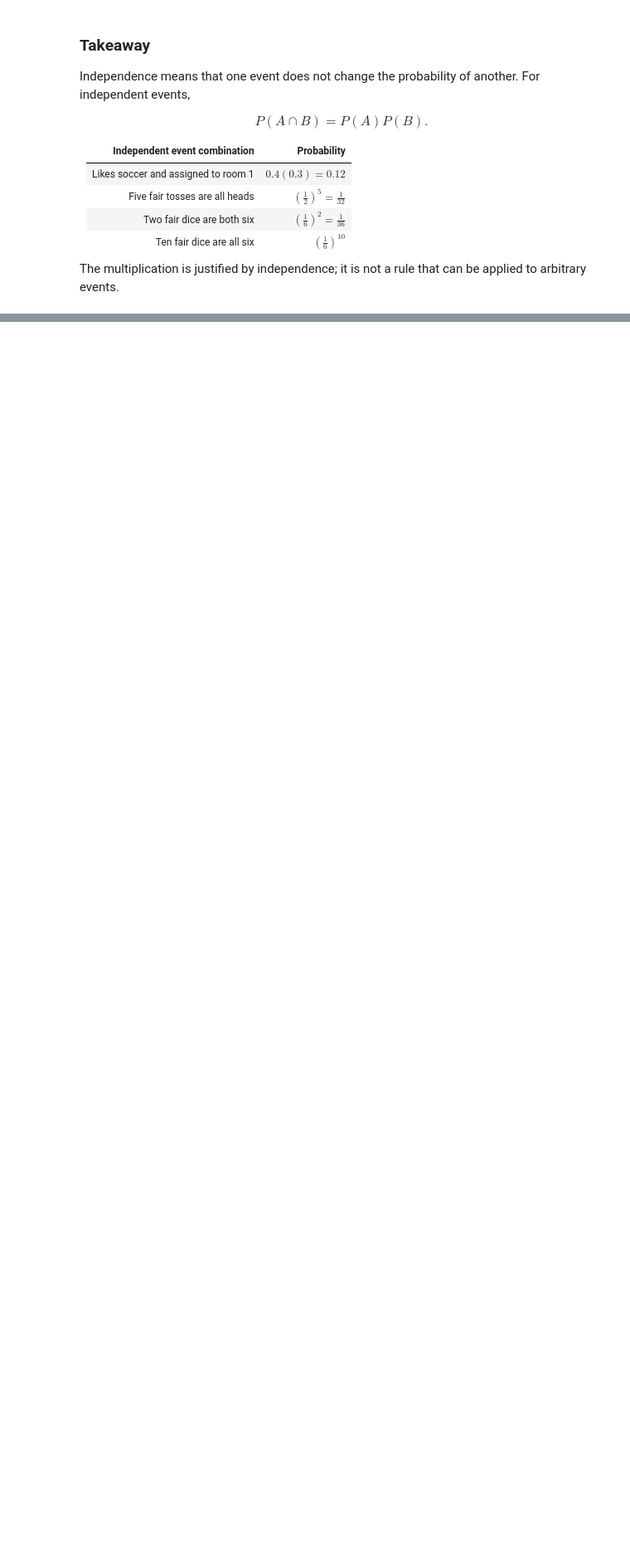
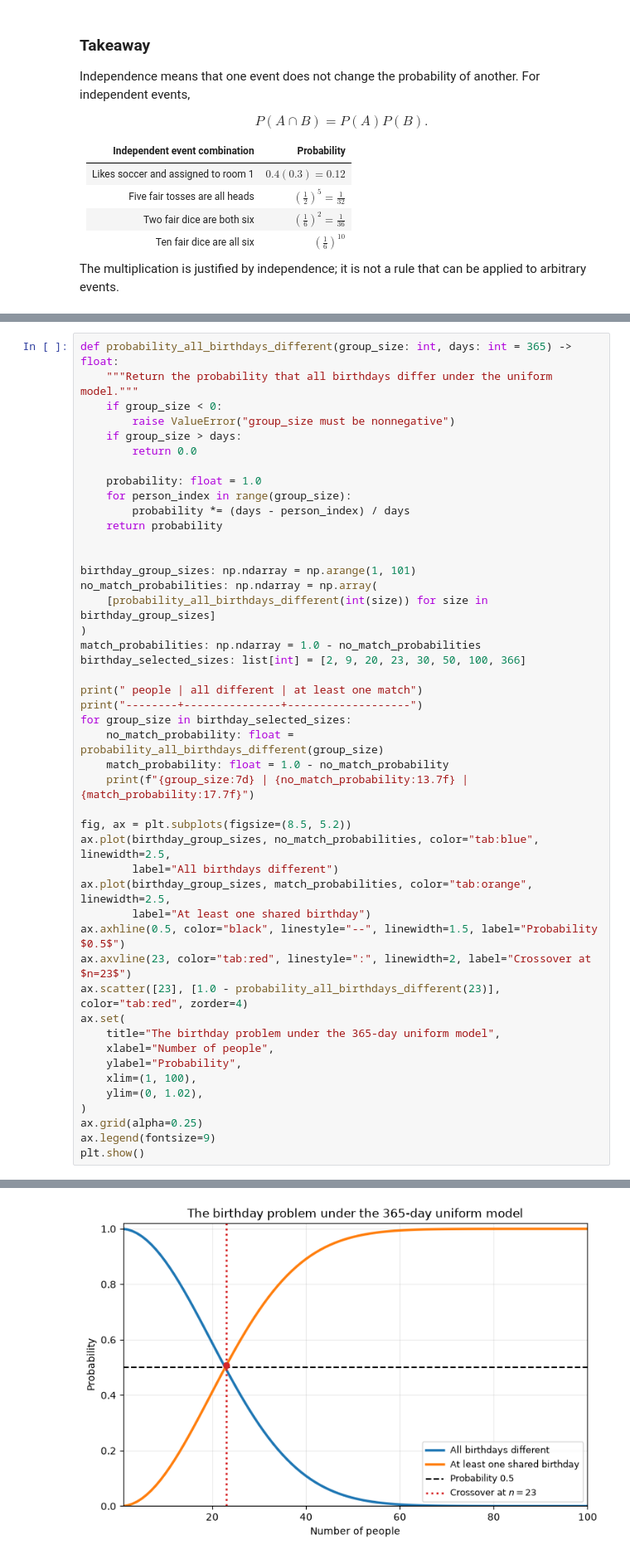
Before and after one commit to majorgilles/mathematics-for-machine-learning-and-data-science, a Jupyter notebook: weeks/c3_w1/01_probability_and_probability_distributions.ipynb, the cells around one changed output, grey strips where cells are left out. Shown at 83% size. Saved outputs shown, nothing was run; the diff lists cells and outputs as text; blank space fills up the shorter version.

```diff
--- a/weeks/c3_w1/01_probability_and_probability_distributions.ipynb
+++ b/weeks/c3_w1/01_probability_and_probability_distributions.ipynb
@@ -1222,0 +1338,47 @@ The multiplication is justified by independence; it is not a rule that can be ap
+# %%
+def probability_all_birthdays_different(group_size: int, days: int = 365) -> float:
+    """Return the probability that all birthdays differ under the uniform model."""
+    if group_size < 0:
+        raise ValueError("group_size must be nonnegative")
+    if group_size > days:
+        return 0.0
+
+    probability: float = 1.0
+    for person_index in range(group_size):
+        probability *= (days - person_index) / days
+    return probability
+
+
+birthday_group_sizes: np.ndarray = np.arange(1, 101)
+no_match_probabilities: np.ndarray = np.array(
+    [probability_all_birthdays_different(int(size)) for size in birthday_group_sizes]
+)
+match_probabilities: np.ndarray = 1.0 - no_match_probabilities
+birthday_selected_sizes: list[int] = [2, 9, 20, 23, 30, 50, 100, 366]
+
+print(" people | all different | at least one match")
+print("--------+---------------+-------------------")
+for group_size in birthday_selected_sizes:
+    no_match_probability: float = probability_all_birthdays_different(group_size)
+    match_probability: float = 1.0 - no_match_probability
+    print(f"{group_size:7d} | {no_match_probability:13.7f} | {match_probability:17.7f}")
+
+fig, ax = plt.subplots(figsize=(8.5, 5.2))
+ax.plot(birthday_group_sizes, no_match_probabilities, color="tab:blue", linewidth=2.5,
+        label="All birthdays different")
+ax.plot(birthday_group_sizes, match_probabilities, color="tab:orange", linewidth=2.5,
+        label="At least one shared birthday")
+ax.axhline(0.5, color="black", linestyle="--", linewidth=1.5, label="Probability $0.5$")
+ax.axvline(23, color="tab:red", linestyle=":", linewidth=2, label="Crossover at $n=23$")
+ax.scatter([23], [1.0 - probability_all_birthdays_different(23)], color="tab:red", zorder=4)
+ax.set(
+    title="The birthday problem under the 365-day uniform model",
+    xlabel="Number of people",
+    ylabel="Probability",
+    xlim=(1, 100),
+    ylim=(0, 1.02),
+)
+ax.grid(alpha=0.25)
+ax.legend(fontsize=9)
+plt.show()
+# %% [output]
@@ -1222,0 +1395 @@ The multiplication is justified by independence; it is not a rule that can be ap
+[figure, added]
```
Also changed, not shown: parts of 15 cells of this notebook.
